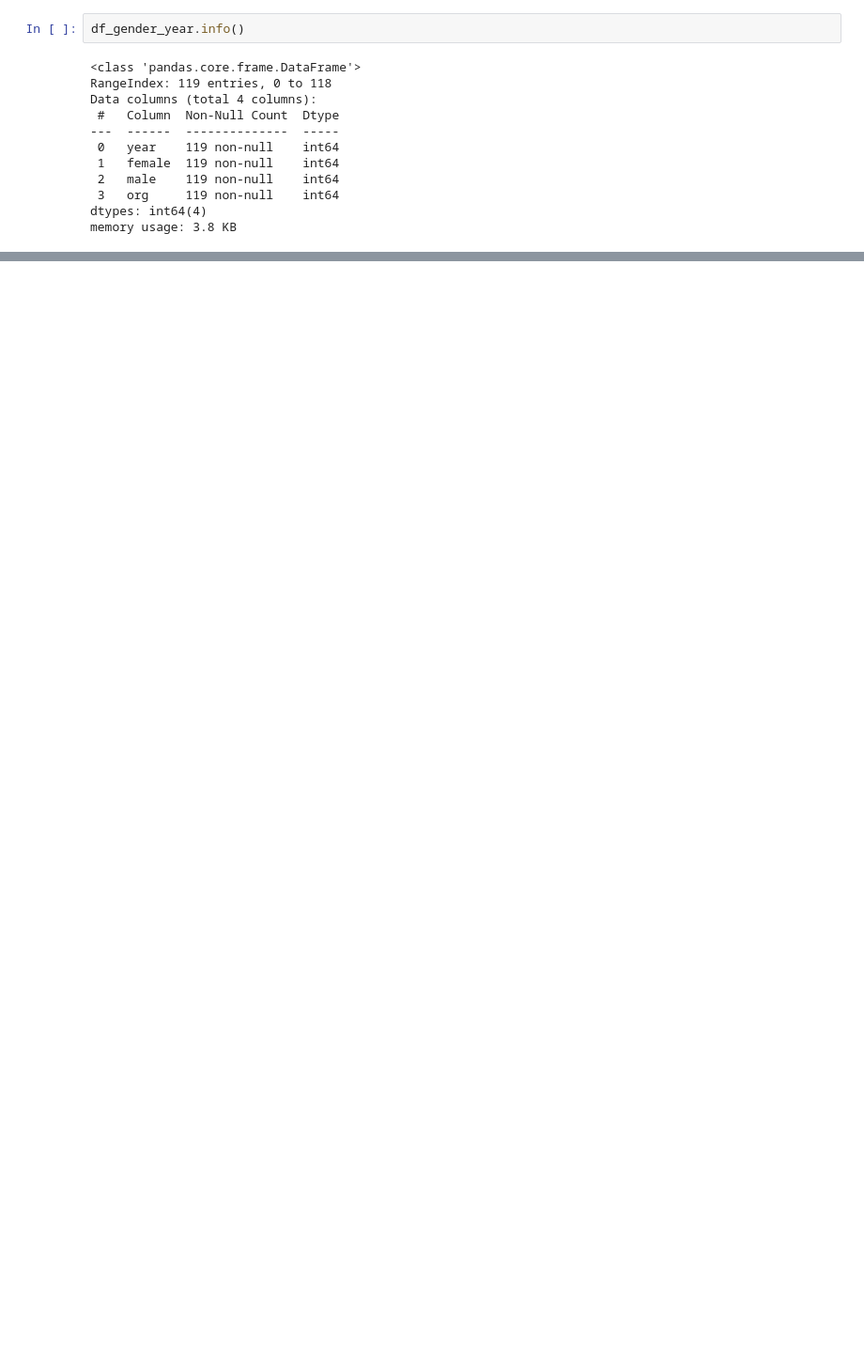
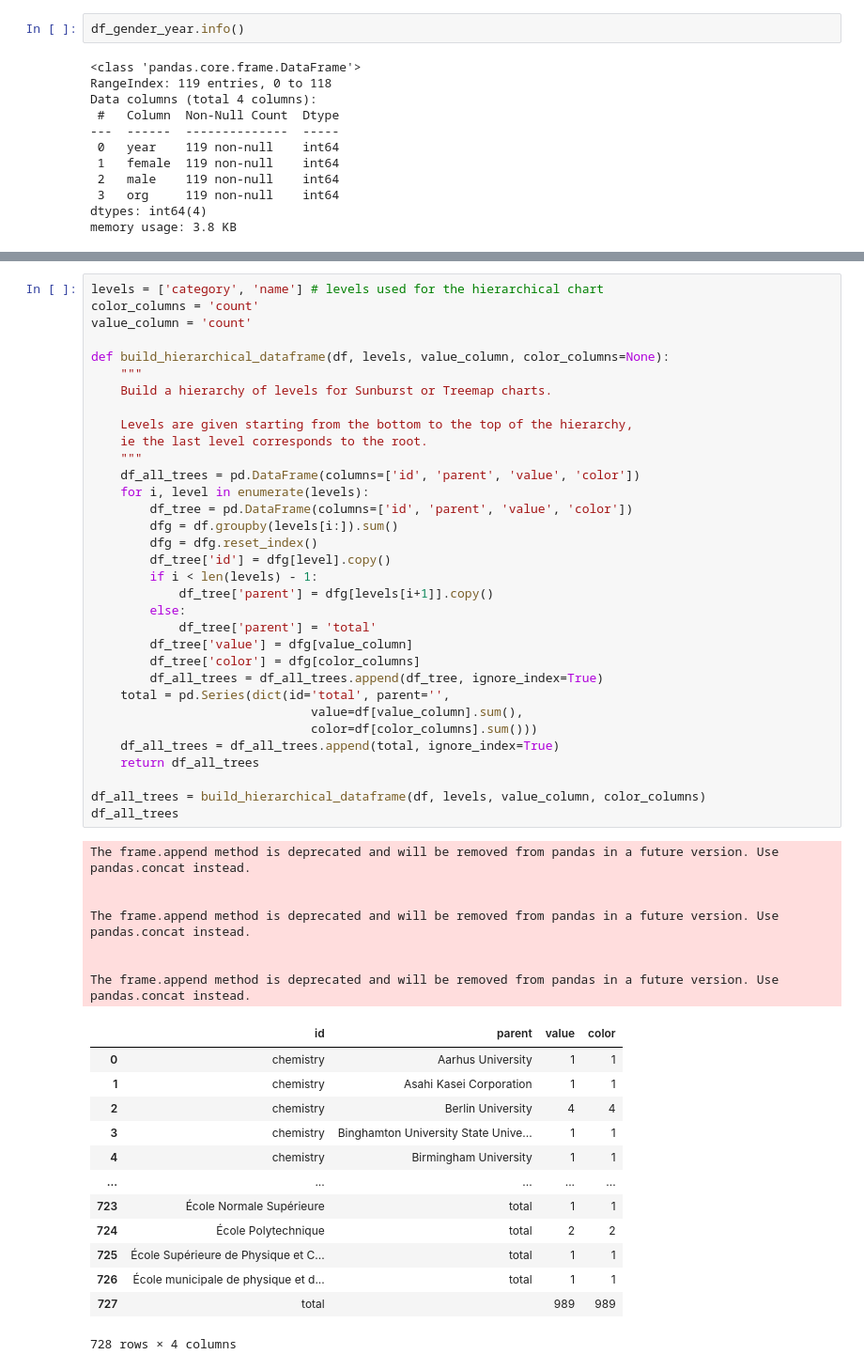
Before and after one commit to iryna-savchuk/DV_project, a Jupyter notebook: Making_Graphs.ipynb, the cells around one changed output, grey strips where cells are left out. Shown at 94% size. Saved outputs shown, nothing was run; the diff lists cells and outputs as text; blank space fills up the shorter version.

```diff
--- a/Making_Graphs.ipynb
+++ b/Making_Graphs.ipynb
@@ -314,0 +438,54 @@ fig.show(renderer='browser')
+# %%
+levels = ['category', 'name'] # levels used for the hierarchical chart
+color_columns = 'count'
+value_column = 'count'
+
+def build_hierarchical_dataframe(df, levels, value_column, color_columns=None):
+    """
+    Build a hierarchy of levels for Sunburst or Treemap charts.
+
+    Levels are given starting from the bottom to the top of the hierarchy,
+    ie the last level corresponds to the root.
+    """
+    df_all_trees = pd.DataFrame(columns=['id', 'parent', 'value', 'color'])
+    for i, level in enumerate(levels):
+        df_tree = pd.DataFrame(columns=['id', 'parent', 'value', 'color'])
+        dfg = df.groupby(levels[i:]).sum()
+        dfg = dfg.reset_index()
+        df_tree['id'] = dfg[level].copy()
+        if i < len(levels) - 1:
+            df_tree['parent'] = dfg[levels[i+1]].copy()
+        else:
+            df_tree['parent'] = 'total'
+        df_tree['value'] = dfg[value_column]
+        df_tree['color'] = dfg[color_columns]
+        df_all_trees = df_all_trees.append(df_tree, ignore_index=True)
+    total = pd.Series(dict(id='total', parent='',
+                              value=df[value_column].sum(),
+                              color=df[color_columns].sum()))
+    df_all_trees = df_all_trees.append(total, ignore_index=True)
+    return df_all_trees
+
+df_all_trees = build_hierarchical_dataframe(df, levels, value_column, color_columns)
+df_all_trees
+# %% [output]
+The frame.append method is deprecated and will be removed from pandas in a future version. Use pandas.concat instead.
+
+
+The frame.append method is deprecated and will be removed from pandas in a future version. Use pandas.concat instead.
+
+
+The frame.append method is deprecated and will be removed from pandas in a future version. Use pandas.concat instead.
+|  | id | parent | value | color |
+| 0 | chemistry | Aarhus University | 1 | 1 |
+| 1 | chemistry | Asahi Kasei Corporation | 1 | 1 |
+| 2 | chemistry | Berlin University | 4 | 4 |
+| 3 | chemistry | Binghamton University State Unive... | 1 | 1 |
+| 4 | chemistry | Birmingham University | 1 | 1 |
+| ... | ... | ... | ... | ... |
+| 723 | École Normale Supérieure | total | 1 | 1 |
+| 724 | École Polytechnique | total | 2 | 2 |
+| 725 | École Supérieure de Physique et C... | total | 1 | 1 |
+| 726 | École municipale de physique et d... | total | 1 | 1 |
+| 727 | total |  | 989 | 989 |
+728 rows × 4 columns
```
Also changed, not shown: parts of 22 cells of this notebook.
